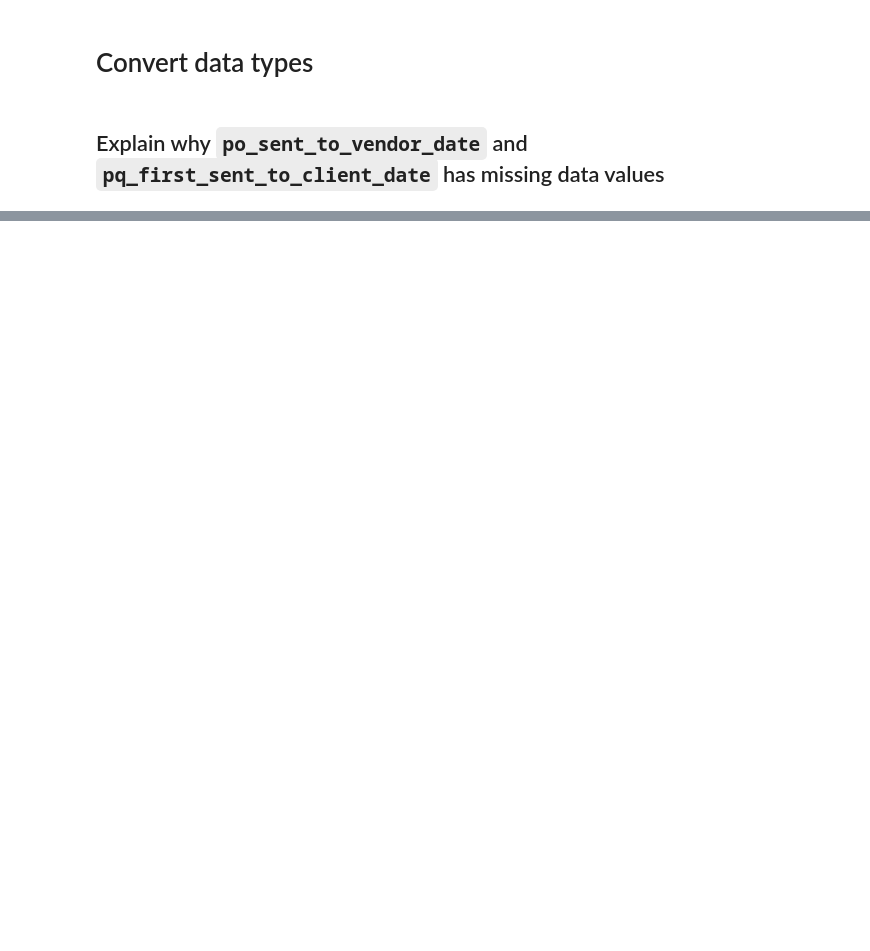
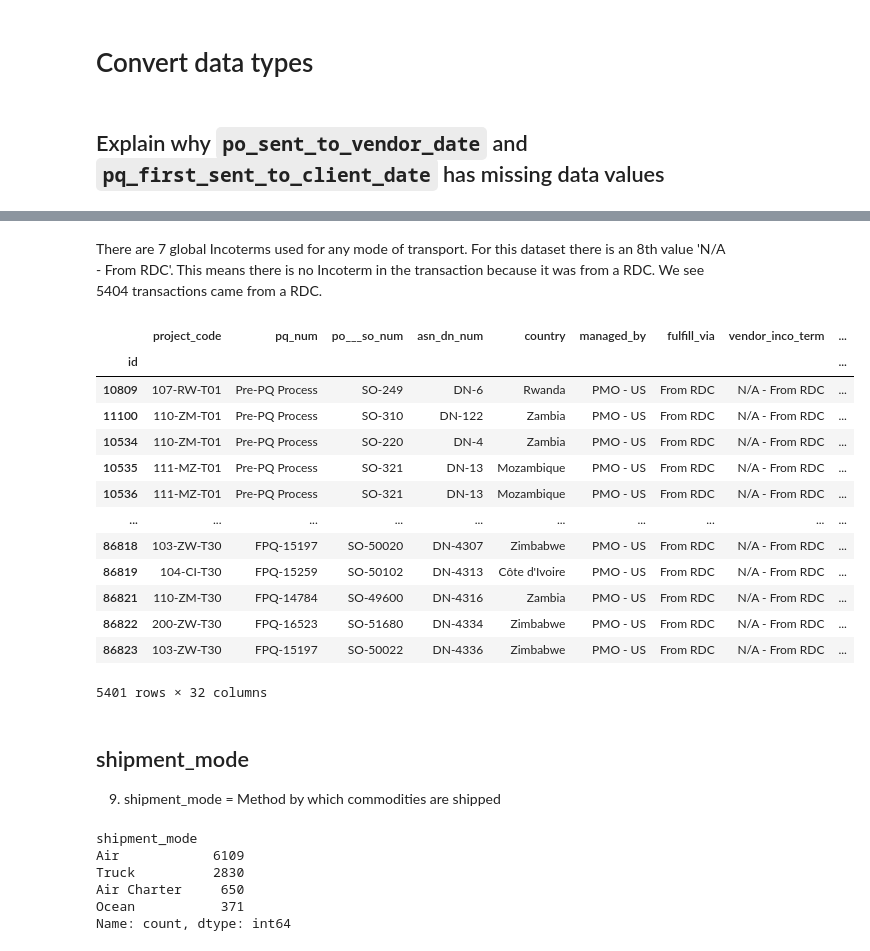
Before and after one commit to chriztopherton/DATA240, a Jupyter notebook: notebooks/BT_EDA.ipynb, the cells around one changed output, grey strips where cells are left out. Drawn from its saved outputs; the diff is of its cells as text; code cells hidden in the pictures; blank space fills up the shorter version.

```diff
--- a/notebooks/BT_EDA.ipynb
+++ b/notebooks/BT_EDA.ipynb
@@ -188,0 +548,31 @@ Followed following EDA tutorial on Kaggle https://www.kaggle.com/code/sumeet07/s
+# %% [markdown]
+There are 7 global Incoterms used for any mode of transport. For this dataset there is an 8th value 'N/A - From RDC'. This means there is no Incoterm in the transaction because it was from a RDC. We see 5404 transactions came from a RDC.
+# %%
+data.loc[data['vendor_inco_term'] == 'N/A - From RDC']
+# %% [output]
+|  | project_code | pq_num | po___so_num | asn_dn_num | country | managed_by | fulfill_via | vendor_inco_term | ... |
+| id |  |  |  |  |  |  |  |  | ... |
+| 10809 | 107-RW-T01 | Pre-PQ Process | SO-249 | DN-6 | Rwanda | PMO - US | From RDC | N/A - From RDC | ... |
+| 11100 | 110-ZM-T01 | Pre-PQ Process | SO-310 | DN-122 | Zambia | PMO - US | From RDC | N/A - From RDC | ... |
+| 10534 | 110-ZM-T01 | Pre-PQ Process | SO-220 | DN-4 | Zambia | PMO - US | From RDC | N/A - From RDC | ... |
+| 10535 | 111-MZ-T01 | Pre-PQ Process | SO-321 | DN-13 | Mozambique | PMO - US | From RDC | N/A - From RDC | ... |
+| 10536 | 111-MZ-T01 | Pre-PQ Process | SO-321 | DN-13 | Mozambique | PMO - US | From RDC | N/A - From RDC | ... |
+| ... | ... | ... | ... | ... | ... | ... | ... | ... | ... |
+| 86818 | 103-ZW-T30 | FPQ-15197 | SO-50020 | DN-4307 | Zimbabwe | PMO - US | From RDC | N/A - From RDC | ... |
+| 86819 | 104-CI-T30 | FPQ-15259 | SO-50102 | DN-4313 | Côte d'Ivoire | PMO - US | From RDC | N/A - From RDC | ... |
+| 86821 | 110-ZM-T30 | FPQ-14784 | SO-49600 | DN-4316 | Zambia | PMO - US | From RDC | N/A - From RDC | ... |
+| 86822 | 200-ZW-T30 | FPQ-16523 | SO-51680 | DN-4334 | Zimbabwe | PMO - US | From RDC | N/A - From RDC | ... |
+| 86823 | 103-ZW-T30 | FPQ-15197 | SO-50022 | DN-4336 | Zimbabwe | PMO - US | From RDC | N/A - From RDC | ... |
+5401 rows × 32 columns
+# %% [markdown]
+## shipment_mode
+9) shipment_mode = Method by which commodities are shipped
+# %%
+data['shipment_mode'].value_counts()
+# %% [output]
+shipment_mode
+Air            6109
+Truck          2830
+Air Charter     650
+Ocean           371
+Name: count, dtype: int64
```
Also changed, not shown: parts of 116 cells of this notebook.
